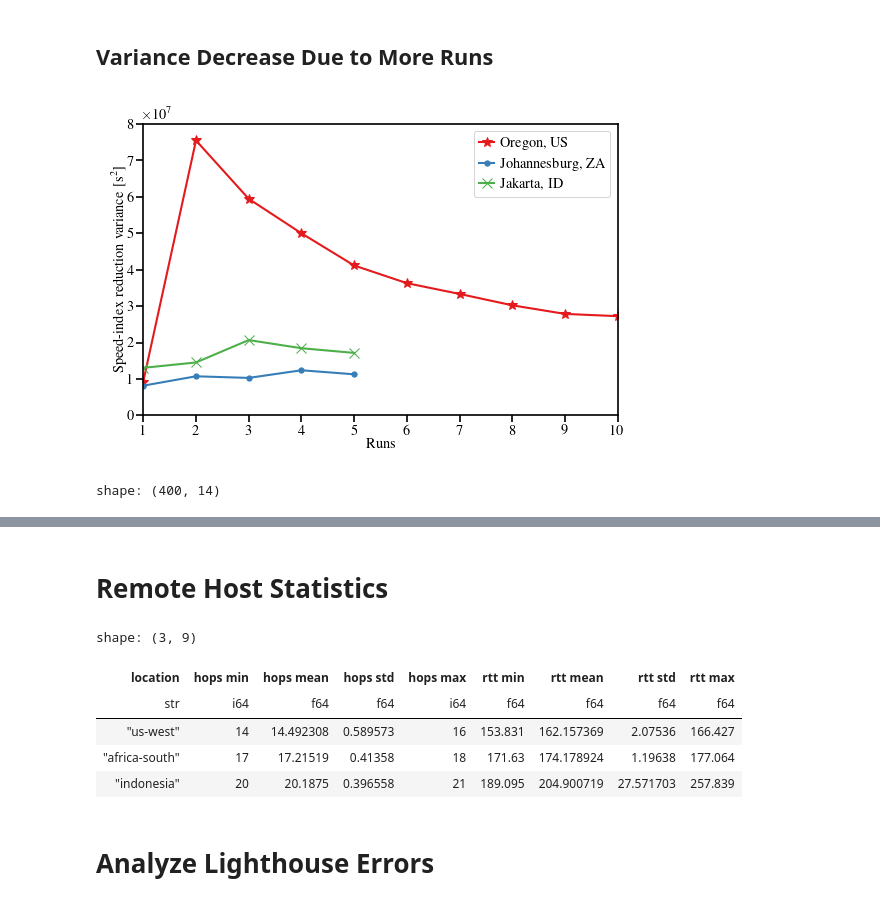
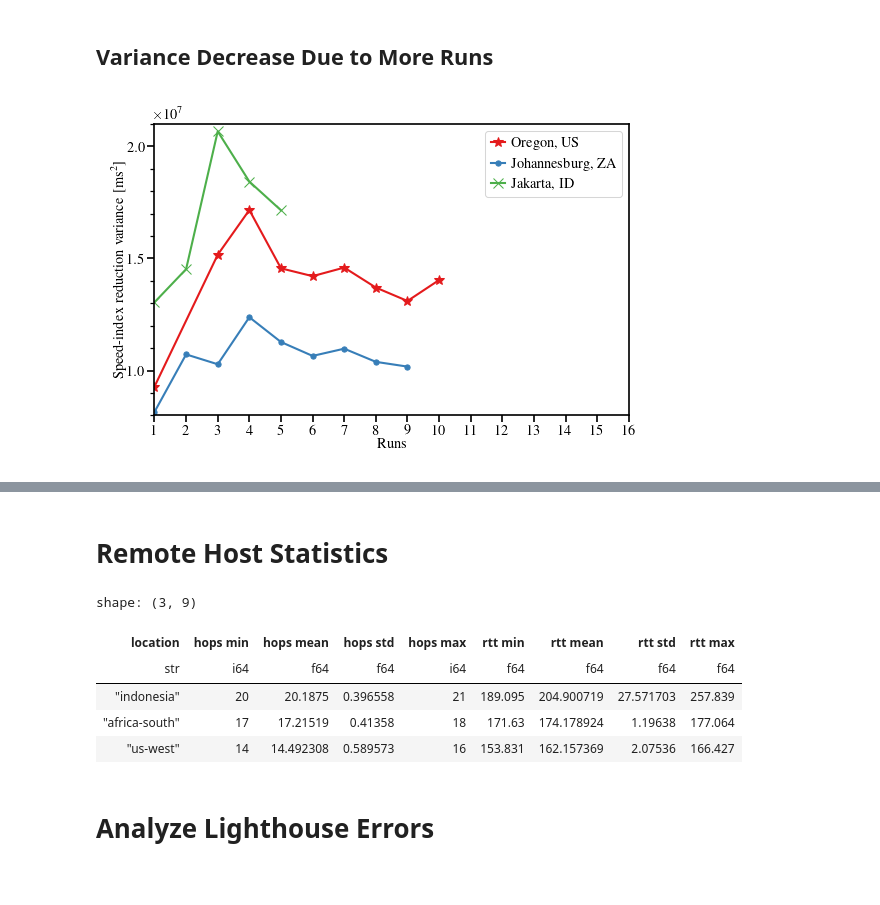
Before and after one commit to miri64/artifacts-tnsm26-cbor-dns-eval, a Jupyter notebook: 06_1evaluation.ipynb, the cells around one changed output, grey strips where cells are left out. Cells and saved outputs as stored; diff of their text form; code cells hidden in the pictures.

```diff
--- a/06_1evaluation.ipynb
+++ b/06_1evaluation.ipynb
@@ -402,40 +415,47 @@ for location in LOCATIONS_SORTED:
         & polars.col("speed_index").is_not_null()
         & polars.col("total_blocking_time").is_not_null()
         & polars.col("cumulative_layout_shift").is_not_null()
         & polars.col("rtt").is_not_null()
     ).select(["domain", "run"] + METRICS)
 
     variances = None
     for run in range(1, times["run"].max() + 1):
+        if location == "us-west" and run == 2:
+            # this run had an unusually high variance which was
+            # nearly one order of magnitude greater in speed_index
+            # (9.2800e6), so we discarded it
+            continue
+        variance = times.filter(
+            (polars.col("run") <= run)
+        ).var().with_columns(
+            runs=polars.lit(run)
+        ).select(["runs"] + METRICS)
         variance = times.filter(
             (polars.col("run") <= run)
         ).var().with_columns(
             runs=polars.lit(run)
         ).select(["runs"] + METRICS)
 
         if variances is None:
             variances = variance
         else:
             variances = polars.concat(
                 [variances, variance],
             )
     ax.plot(
         variances["runs"],
         variances["speed_index"],
         label=LOCATIONS[location],
         markersize=5,
     )
 ax.set_xlabel("Runs")
-ax.set_xlim(1, 10)
-ax.set_xticks(numpy.arange(1, 11))
-ax.set_ylabel("Speed-index reduction variance [s$^{2}$]")
-ax.set_ylim(0, 8e7)
-ax.set_yticks(numpy.arange(0, 9e7, 1e7))
+ax.set_xlim(1, 16)
+ax.set_xticks(numpy.arange(1, 17))
+ax.set_ylabel("Speed-index reduction variance [ms$^{2}$]")
+ax.set_ylim(0.8e7, 2.1e7)
+ax.set_yticks(numpy.arange(1e7, 2.2e7, 0.5e7))
+ax.set_yticks(numpy.arange(0.8e7, 2.2e7, 0.1e7), minor=True)
 ax.legend()
 matplotlib.pyplot.show()
-df.filter((polars.col("extra") == "us-west") & (polars.col("run") == 2)).sort("lighthouse_timestamp").with_columns(
-    polars.col("lighthouse_timestamp").dt.convert_time_zone(time_zone="America/Los_Angeles")
-)
 # %% [output]
-[figure, old version]
+[figure, new version]
-shape: (400, 14)
@@ -463,6 +470,9 @@ grep -e '\<LIGHTHOUSE_LOG_EXTRA\>' -e '\<PROXY_REMOTE_HOST\>' ${OUTPUT_PATH}/doc
     sed -E -e 's/.*LIGHTHOUSE_LOG_EXTRA=-([^ ]+).*PROXY_REMOTE_HOST=([0-9.]+) .*/\1 \2/g' \
            -e 's/.*PROXY_REMOTE_HOST=([0-9.]+) .*LIGHTHOUSE_LOG_EXTRA=-([^ ]+).*/\2 \1/g' | sort -u | \
         while read extra addr; do
+            if ! echo "${addr}" | grep -Eq "^[0-9]+.[0-9]+.[0-9]+.[0-9]+$"; then
+                continue
+            fi
             grep -h -E "^ *[0-9]+( +\*)*.* +\(${addr}\)( +\*| +[0-9.]+ *ms)*" ${OUTPUT_PATH}/traceroute-*.log | tr -d '\r' | \
             while read hostline; do
                 hops="$(echo "${hostline}" | grep -oE '^[0-9]+')";
@@ -497,9 +507,9 @@ lf.group_by("location").agg(
 shape: (3, 9)
 | location | hops min | hops mean | hops std | hops max | rtt min | rtt mean | rtt std | rtt max |
 | str | i64 | f64 | f64 | i64 | f64 | f64 | f64 | f64 |
+| "indonesia" | 20 | 20.1875 | 0.396558 | 21 | 189.095 | 204.900719 | 27.571703 | 257.839 |
+| "africa-south" | 17 | 17.21519 | 0.41358 | 18 | 171.63 | 174.178924 | 1.19638 | 177.064 |
 | "us-west" | 14 | 14.492308 | 0.589573 | 16 | 153.831 | 162.157369 | 2.07536 | 166.427 |
-| "africa-south" | 17 | 17.21519 | 0.41358 | 18 | 171.63 | 174.178924 | 1.19638 | 177.064 |
-| "indonesia" | 20 | 20.1875 | 0.396558 | 21 | 189.095 | 204.900719 | 27.571703 | 257.839 |
 # %% [markdown]
 # Analyze Lighthouse Errors
 # %%
```
Also changed, not shown: parts of 8 cells of this notebook, 2 other files.
